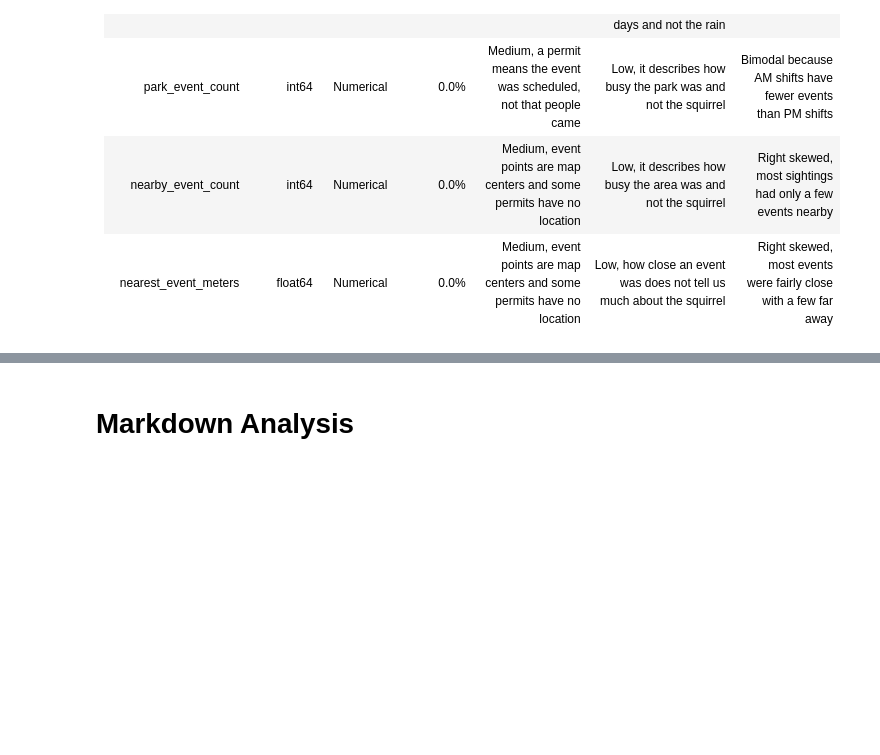
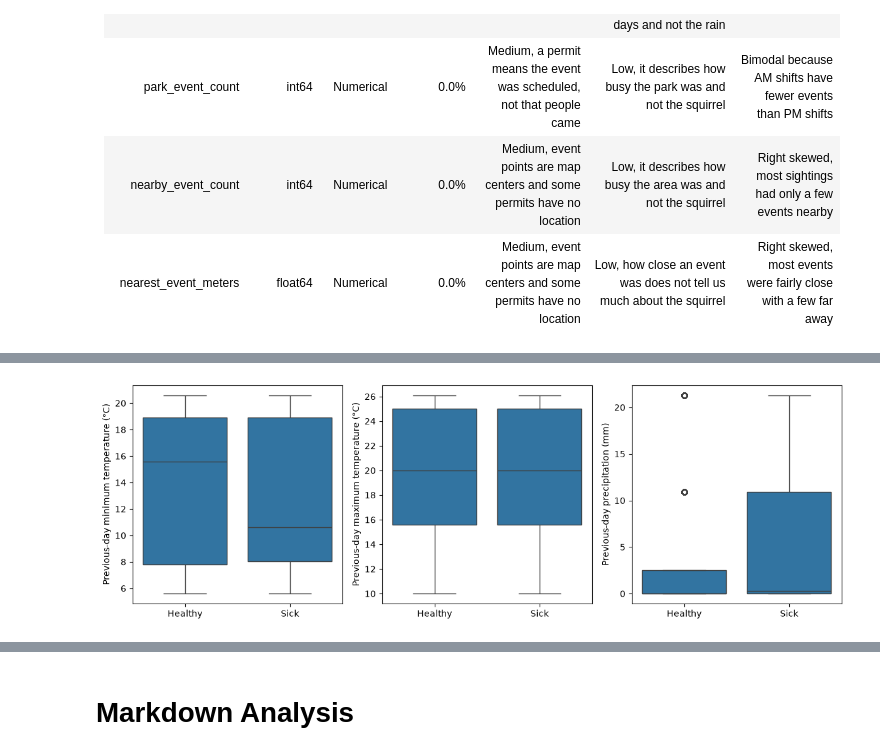
Before and after one commit to AJamell/Project2-NutosisMachineLearning, a Jupyter notebook: Nutosis - Exploration.ipynb, the cells around one changed output, grey strips where cells are left out. Cells and saved outputs as stored; diff of their text form; code cells hidden in the pictures; blank space fills up the shorter version.

```diff
--- a/Nutosis - Exploration.ipynb
+++ b/Nutosis - Exploration.ipynb
@@ -108,0 +204,20 @@ data.head(10)
+# %%
+weather_columns = ["prev_tmin_c", "prev_tmax_c", "prev_precip_mm"]
+weather_labels = [
+    "Previous-day minimum temperature (°C)",
+    "Previous-day maximum temperature (°C)",
+    "Previous-day precipitation (mm)",
+]
+
+fig, axes = plt.subplots(1, 3, figsize=(12, 4))
+
+for ax, column, label in zip(axes, weather_columns, weather_labels):
+    sns.boxplot(data=data, x="diseased", y=column, order=[False, True], ax=ax)
+    ax.set_xticks([0, 1], labels=["Healthy", "Sick"])
+    ax.set_xlabel("")
+    ax.set_ylabel(label)
+
+plt.tight_layout()
+plt.show()
+# %% [output]
+[figure, added]
```
Also changed, not shown: parts of 18 cells of this notebook.
